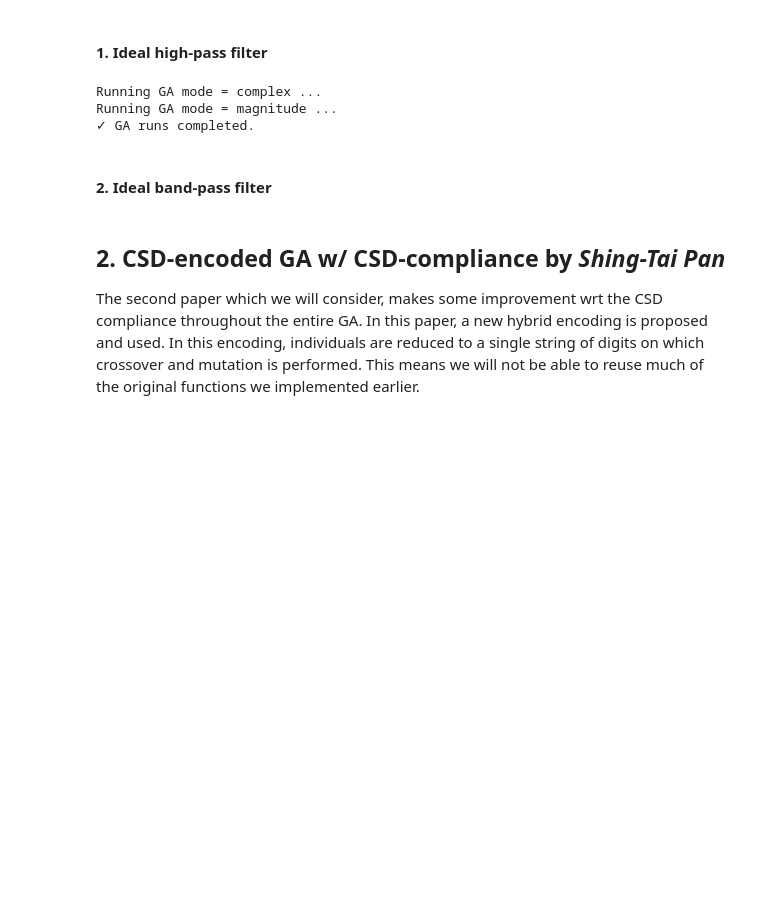
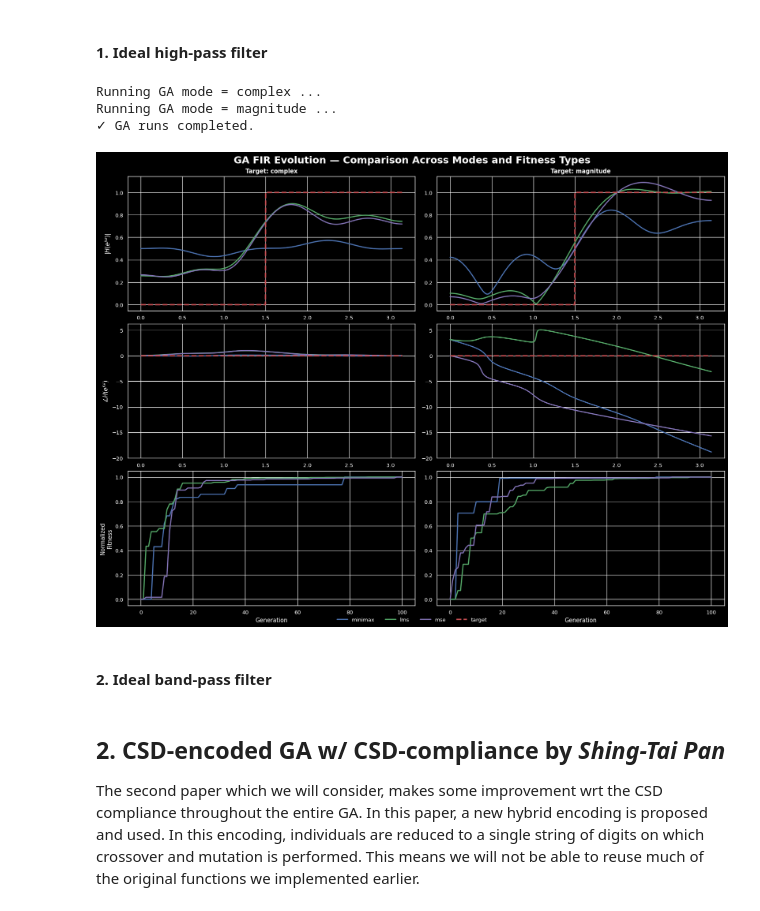
Before and after one commit to simdeistud/optimization-ai, a Jupyter notebook: EXAM PROJECT/project.ipynb, the cells around one changed output. Saved outputs shown, nothing was run; the diff lists cells and outputs as text; code cells hidden in the pictures; blank space fills up the shorter version.

```diff
--- a/EXAM PROJECT/project.ipynb
+++ b/EXAM PROJECT/project.ipynb
@@ -588,7 +588,7 @@ Since we already wrote a complete GA for the real-valued case, this change in ge
 As the first order of business, we write some utilities to make our lives easier. Since the genome of an individual is a single list of symbols, but each coefficient has to be treated separately, we implement some functions to extract and merge coefficients automatically and convert them to real numbers.
 # %%
 def genomeToCoeffs(genome, wordlength):
-    return [genome[i:(i + wordlength)] for i in range(0, int(len(genome)/wordlength), wordlength)]
+    return [genome[i:(i + wordlength)] for i in range(0, len(genome), wordlength)]
 
 def coeffsToGenome(coeffs):
     genome = []
@@ -689,13 +689,9 @@ def GA_CSD(N_chrom, generations, order, wordlength, target, fitness, N_digits, N
         for _ in range(N_chrom):
             p1 = pop[random.randint(0, len(pop) - 1)]
             p2 = pop[random.randint(0, len(pop) - 1)]
-            n_tries = 0
-            #while n_tries <= N_max:
             c1, c2 = twopoint_cross(p1, p2)
             c1 = mut_CSD(c1)
             c2 = mut_CSD(c2)
-
-            #c1, c2 = cross(p1, p2)
             pop.extend([c1, c2])
         pop = selection(pop, N_chrom - N_elites, CSD_fit_to_real_fit(fitness, wordlength), target, mode)
         pop.extend(elites)
@@ -711,6 +707,7 @@ worN = 1024
 wordlength = 8
 # %%
 def compute_FR_CSD(individual, worN, wordlength):
+    w, H = freqz(genomeToRealCoeffs(individual, wordlength), worN=worN)
     Ht = np.array([target(wi) for wi in w], dtype=complex)
     return w, H, Ht
 # %% [markdown]
@@ -755,9 +752,9 @@ for col, mode in enumerate(modes):
     b_mse = results[(mode, "mse")][-1]
 
     # Frequency responses
-    w, H_minimax, Ht = compute_FR_CSD(b_minimax)
-    _, H_lms, _ = compute_FR_CSD(b_lms)
-    _, H_mse, _ = compute_FR_CSD(b_mse)
+    w, H_minimax, Ht = compute_FR_CSD(b_minimax, worN, wordlength)
+    _, H_lms, _ = compute_FR_CSD(b_lms, worN, wordlength)
+    _, H_mse, _ = compute_FR_CSD(b_mse, worN, wordlength)
 
     # Magnitude / phase
     mag = {
@@ -776,11 +773,11 @@ for col, mode in enumerate(modes):
 
     # Fitness histories
     fit = {
-        "minimax": normalize([minimax_fit_CSD(b, target, mode, enc_type)
+        "minimax": normalize([minimax_fit_CSD(b, target, mode, wordlength)
                               for b in results[(mode, "minimax")]]),
-        "lms": normalize([lms_fit_CSD(b, target, mode=mode)
+        "lms": normalize([lms_fit_CSD(b, target, mode, wordlength)
                           for b in results[(mode, "lms")]]),
-        "mse": normalize([mse_fit_CSD(b, target, mode=mode)
+        "mse": normalize([mse_fit_CSD(b, target, mode, wordlength)
                           for b in results[(mode, "mse")]]),
     }
     gens = np.arange(len(fit["minimax"]))
@@ -808,33 +805,35 @@ for col, mode in enumerate(modes):
     if col == 0:
         ax.set_ylabel(r"$\angle H(e^{j\omega})$")
 
     # ------------------ Fitness ------------------
     ax = axes[2, col]
     for k in ["minimax", "lms", "mse"]:
         ax.plot(gens, fit[k], color=COLORS[k], lw=2, label=k)
 
     ax.set_xlabel("Generation")
     if col == 0:
         ax.set_ylabel("Normalized\nFitness")
 
 # Unified legend
 handles, labels = axes[0, 0].get_legend_handles_labels()
 fig.legend(
     handles, labels,
     loc="lower center",
     ncol=4,
     frameon=False
 )
 
 # --- equalize Y scale only for magnitude and phase plots ---
 for r in (0, 1):
     ymins, ymaxs = zip(*(ax.get_ylim() for ax in axes[r, :]))
     ymin, ymax = min(ymins), max(ymaxs)
     for ax in axes[r, :]:
         ax.set_ylim(ymin, ymax)
 # --------------------------------------------------------------
 
 plt.show()
+# %% [output]
+[figure, added]
 # %% [markdown]
 #### 2. Ideal band-pass filter
 # %%
```
Also changed, not shown: parts of 2 cells of this notebook.
